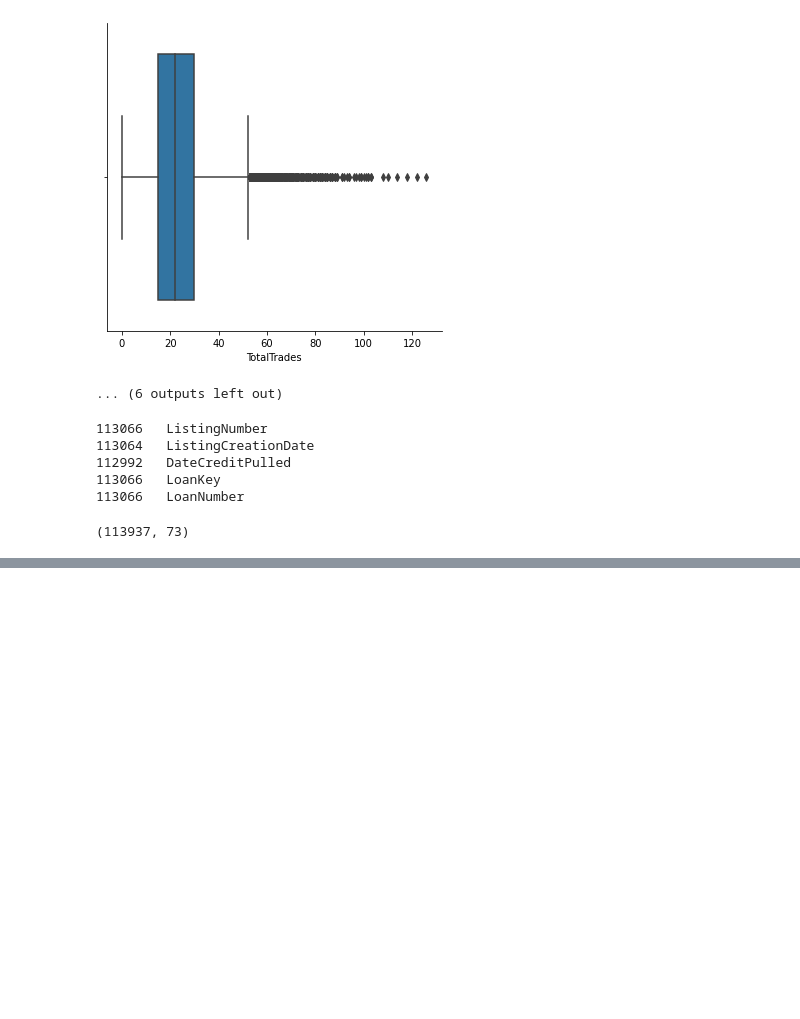
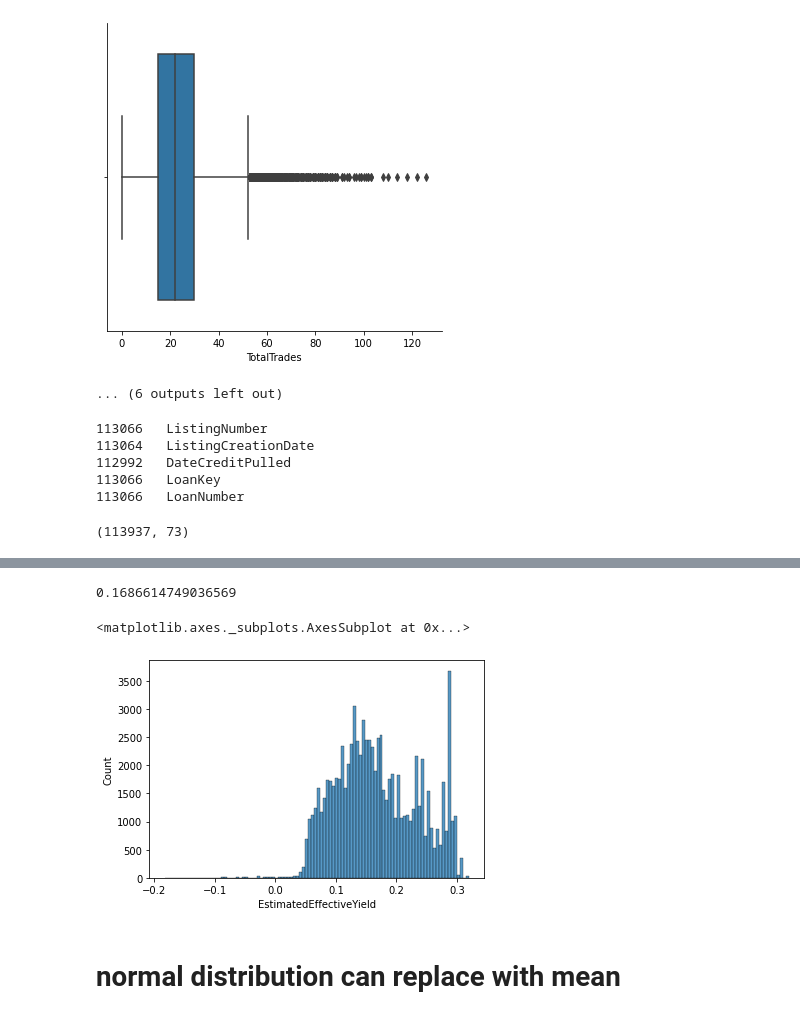
Before and after one commit to MAboElFottouh/Predictive-Modelling-Using-Social-Profile-in-Online-P2P-Lending-Market-Project-TCS56EA, a Jupyter notebook: task1.ipynb, the cells around one changed output, grey strips where cells are left out. Cells and saved outputs as stored; diff of their text form; code cells hidden in the pictures; blank space fills up the shorter version.

```diff
--- a/task1.ipynb
+++ b/task1.ipynb
@@ -386,0 +349,2 @@ See the caveats in the documentation: https://pandas.pydata.org/pandas-docs/stab
+# %%
+data['Grade'].replace(np.nan,str(data['Grade'].mode()),inplace=True)
@@ -386,0 +367,16 @@ See the caveats in the documentation: https://pandas.pydata.org/pandas-docs/stab
+# %%
+data.drop('ProsperRating (Alpha)',axis=1, inplace= True)
+data.drop('CreditGrade',axis=1, inplace= True)
+# %%
+data.drop('ClosedDate',axis=1, inplace= True)   #have Term and if LoanStatus is complete have close data
+# %%
+data.drop('ProsperScore',axis=1, inplace= True)
+# %%
+print(data['EstimatedEffectiveYield'].mean())
+sns.histplot(data=data['EstimatedEffectiveYield'])
+# %% [output]
+0.1686614749036569
+<matplotlib.axes._subplots.AxesSubplot at 0x...>
+[figure, added]
+# %% [markdown]
+# normal distribution can replace with mean
```
Also changed, not shown: parts of 15 cells of this notebook.
